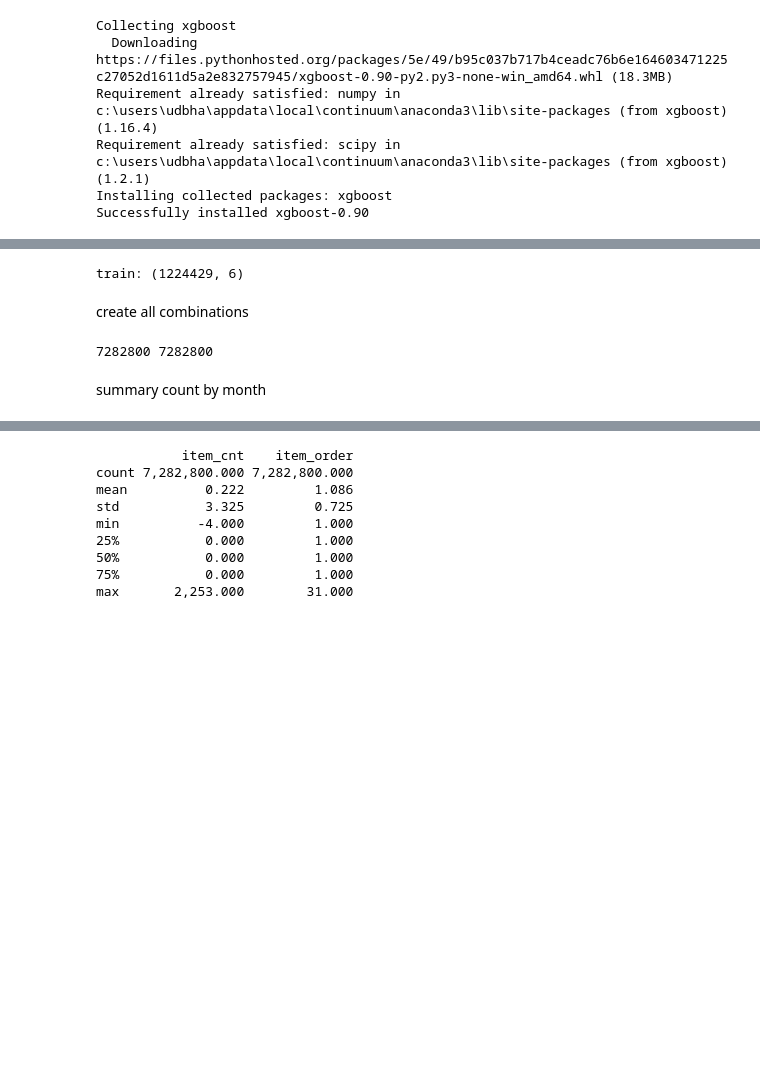
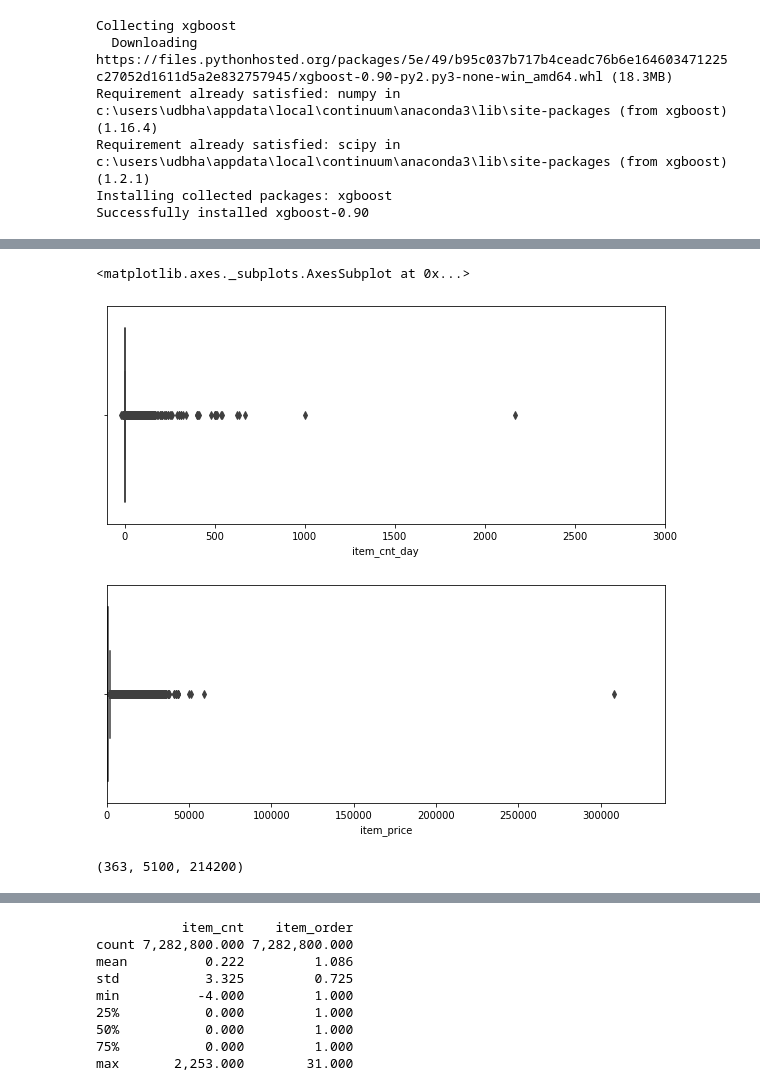
Before and after one commit to napster-powergeek/kaggle, a Jupyter notebook: competitions/competitive-data-science-predict-future-sales/code_ver_5.ipynb, the cells around one changed output, grey strips where cells are left out. Drawn from its saved outputs; the diff is of its cells as text; code cells hidden in the pictures; blank space fills up the shorter version.

```diff
--- a/competitions/competitive-data-science-predict-future-sales/code_ver_5.ipynb
+++ b/competitions/competitive-data-science-predict-future-sales/code_ver_5.ipynb
@@ -1,9 +0,0 @@
-# %%
-import numpy as np
-import pandas as pd
-import matplotlib.pyplot as plt
-import seaborn as sns
-from sklearn import ensemble, metrics
-
-sns.set_style('darkgrid')
-pd.options.display.float_format = '{:,.3f}'.format
@@ -88,28 +52,23 @@ drop shops&items not in test data
-# %%
-
-test_shops = test.shop_id.unique()
-test_items = test.item_id.unique()
-train = train[train.shop_id.isin(test_shops)]
-train = train[train.item_id.isin(test_items)]
-
-print('train:', train.shape)
-# %% [output]
-train: (1224429, 6)
-# %% [markdown]
-create all combinations
-# %%
-from itertools import product
-
-block_shop_combi = pd.DataFrame(list(product(np.arange(34), test_shops)), columns=['date_block_num','shop_id'])
-shop_item_combi = pd.DataFrame(list(product(test_shops, test_items)), columns=['shop_id','item_id'])
-all_combi = pd.merge(block_shop_combi, shop_item_combi, on=['shop_id'], how='inner')
-print(len(all_combi), 34 * len(test_shops) * len(test_items))
-
-# group by monthly
-train_base = pd.merge(all_combi, train, on=['date_block_num','shop_id','item_id'], how='left')
-train_base['item_cnt_day'].fillna(0, inplace=True)
-train_grp = train_base.groupby(['date_block_num','shop_id','item_id'])
-# %% [output]
-7282800 7282800
-# %% [markdown]
-summary count by month
+# %%
+parser = lambda date: pd.to_datetime(date, format='%d.%m.%Y')
+
+items = pd.read_csv('C:/Users/udbha/Desktop/Python/competitions/competitive-data-science-predict-future-sales/data/items.csv')
+shops = pd.read_csv('C:/Users/udbha/Desktop/Python/competitions/competitive-data-science-predict-future-sales/data/shops.csv')
+cats = pd.read_csv('C:/Users/udbha/Desktop/Python/competitions/competitive-data-science-predict-future-sales/data/item_categories.csv')
+train = pd.read_csv('C:/Users/udbha/Desktop/Python/competitions/competitive-data-science-predict-future-sales/data/sales_train_v2.csv')
+# set index to ID to avoid droping it later
+test  = pd.read_csv('C:/Users/udbha/Desktop/Python/competitions/competitive-data-science-predict-future-sales/data/test.csv')
+# %%
+
+
+plt.figure(figsize=(10,4))
+plt.xlim(-100, 3000)
+sns.boxplot(x=train.item_cnt_day)
+
+plt.figure(figsize=(10,4))
+plt.xlim(train.item_price.min(), train.item_price.max()*1.1)
+sns.boxplot(x=train.item_price)
+# %% [output]
+<matplotlib.axes._subplots.AxesSubplot at 0x...>
+[figure, added]
+[figure, added]
@@ -115,0 +109,4 @@ summary count by month
+# %%
+len(list(set(test.item_id) - set(test.item_id).intersection(set(train.item_id)))), len(list(set(test.item_id))), len(test)
+# %% [output]
+(363, 5100, 214200)
```
Also changed, not shown: parts of 39 cells of this notebook, 23 other files.
